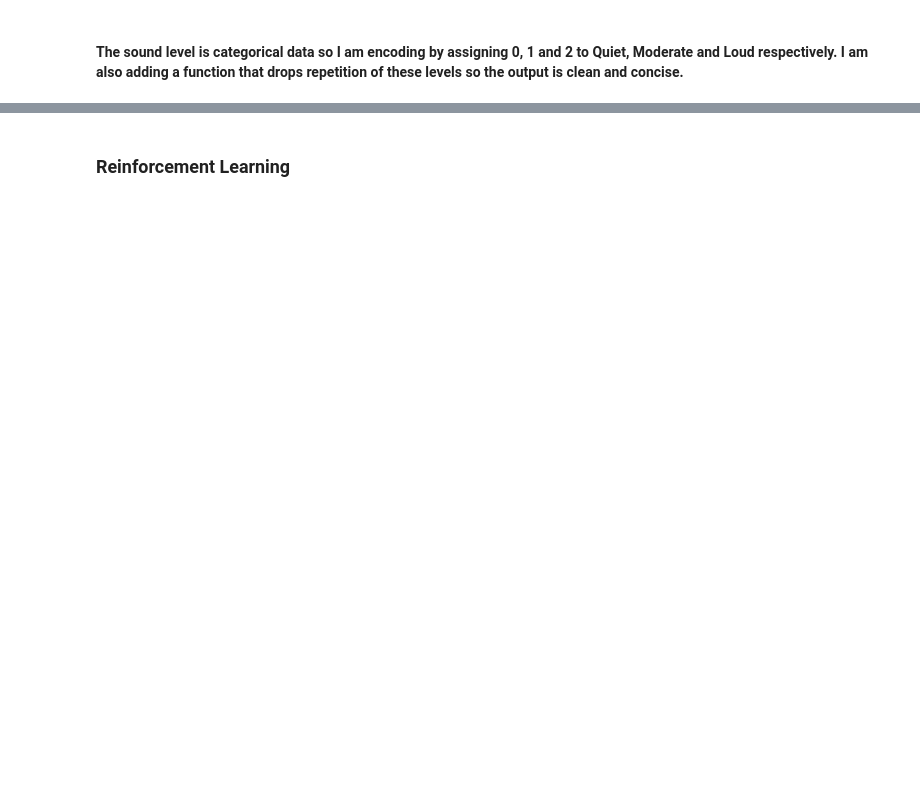
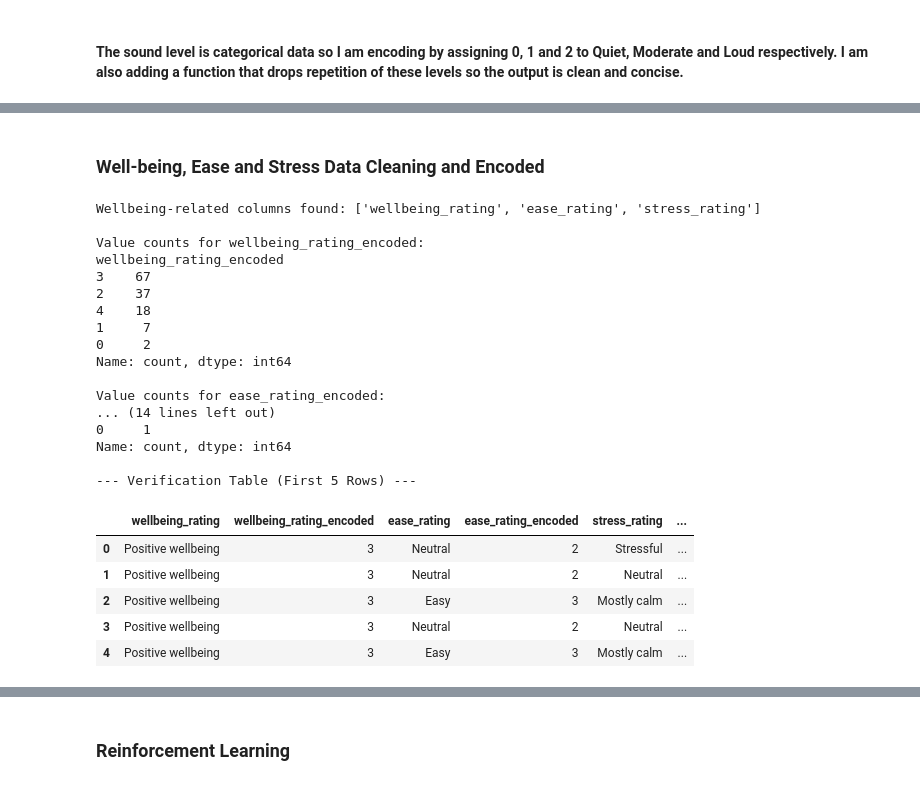
Before and after one commit to nandita010/ml-campusproject-colab, a Jupyter notebook: CampusWalkDataset.ipynb, the cells around one changed output, grey strips where cells are left out. Drawn from its saved outputs; the diff is of its cells as text; code cells hidden in the pictures; blank space fills up the shorter version.

```diff
--- a/CampusWalkDataset.ipynb
+++ b/CampusWalkDataset.ipynb
@@ -269,0 +323,79 @@ print(df[['sound level', 'sound_level_encoded']]
+# %% [markdown]
+### Well-being, Ease and Stress Data Cleaning and Encoded
+# %%
+# Clean any previously mismatched columns
+if 'wellbeing_rating_encoded' in df.columns:
+    df = df.drop(columns=['wellbeing_rating_encoded'])
+
+# Find wellbeing, ease, and stress columns
+wellbeing_cols = [
+    col for col in df.columns
+    if any(
+        keyword in col.lower()
+        for keyword in ['wellbeing', 'ease', 'stress']
+    )
+]
+
+print("Wellbeing-related columns found:", wellbeing_cols)
+
+# Defining complete ordinal mappings for all unique values observed in the data
+wellbeing_map = {
+    'Very low wellbeing': 0,
+    'Low wellbeing': 1,
+    'Neutral': 2,
+    'Positive wellbeing': 3,
+    'Very positive wellbeing': 4
+}
+
+ease_map = {
+    'Very uneasy': 0,
+    'Slighly uneasy': 1,
+    'Neutral': 2,
+    'Easy': 3,
+    'Vey easy': 4  # keeping dataset typo 'Vey easy'
+}
+
+stress_map = {
+    'Very stressful': 0,
+    'Stressful': 1,
+    'Neutral': 2,
+    'Mostly calm': 3,
+    'Very calm': 4
+}
+
+# Apply the mappings to encode the columns cleanly
+df['wellbeing_rating_encoded'] = df['wellbeing_rating'].map(wellbeing_map)
+df['ease_rating_encoded'] = df['ease_rating'].map(ease_map)
+df['stress_rating_encoded'] = df['stress_rating'].map(stress_map)
+
+# Verification of encodings and checking for any unmapped NaNs
+for col in ['wellbeing_rating_encoded', 'ease_rating_encoded', 'stress_rating_encoded']:
+    print(f"\nValue counts for {col}:")
+    print(df[col].value_counts(dropna=False))
+
+print("\n--- Verification Table (First 5 Rows) ---")
+display(df[['wellbeing_rating', 'wellbeing_rating_encoded', 'ease_rating', 'ease_rating_encoded', 'stress_rating', 'stress_rating_encoded']].head(5))
+# %% [output]
+Wellbeing-related columns found: ['wellbeing_rating', 'ease_rating', 'stress_rating']
+
+Value counts for wellbeing_rating_encoded:
+wellbeing_rating_encoded
+3    67
+2    37
+4    18
+1     7
+0     2
+Name: count, dtype: int64
+
+Value counts for ease_rating_encoded:
+... (14 lines left out)
+0     1
+Name: count, dtype: int64
+
+--- Verification Table (First 5 Rows) ---
+|  | wellbeing_rating | wellbeing_rating_encoded | ease_rating | ease_rating_encoded | stress_rating | ... |
+| 0 | Positive wellbeing | 3 | Neutral | 2 | Stressful | ... |
+| 1 | Positive wellbeing | 3 | Neutral | 2 | Neutral | ... |
+| 2 | Positive wellbeing | 3 | Easy | 3 | Mostly calm | ... |
+| 3 | Positive wellbeing | 3 | Neutral | 2 | Neutral | ... |
+| 4 | Positive wellbeing | 3 | Easy | 3 | Mostly calm | ... |
```
Also changed, not shown: parts of 21 cells of this notebook.
